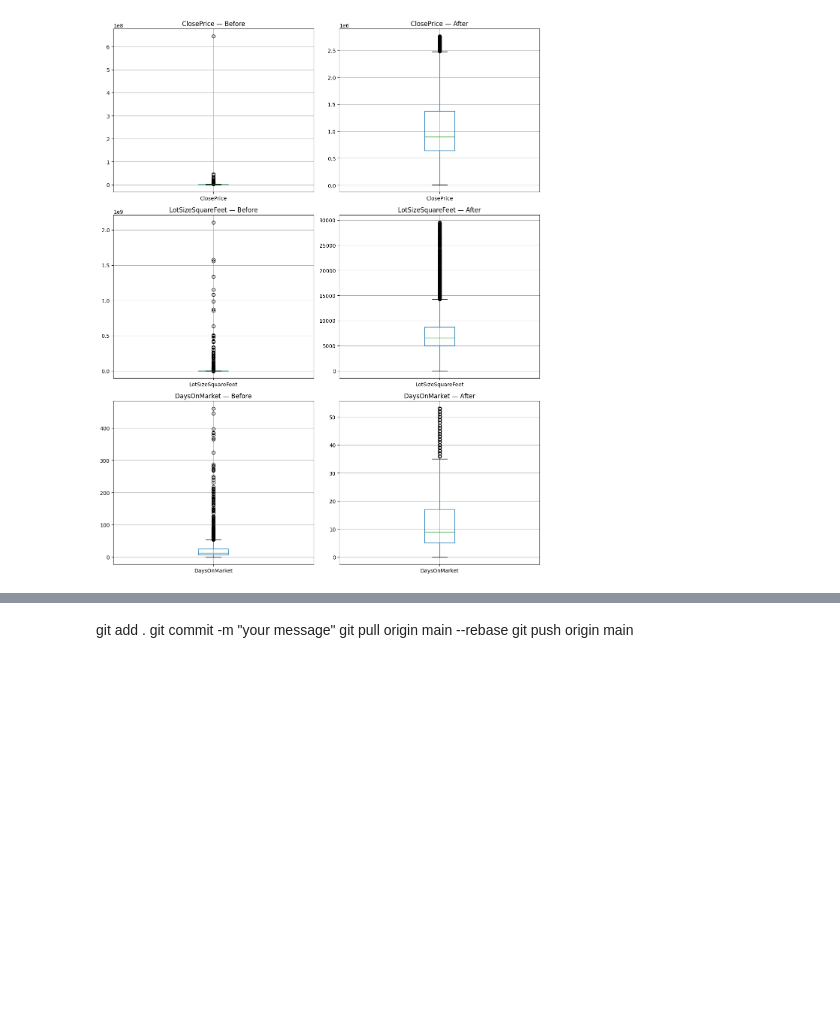
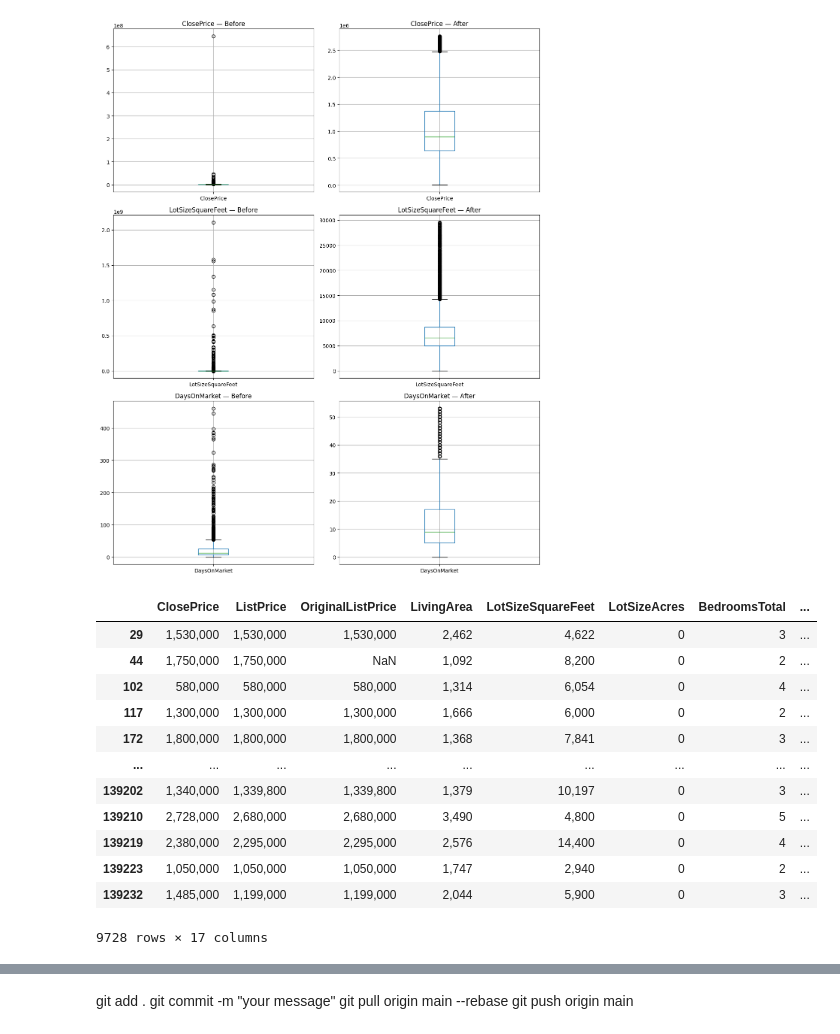
Before and after one commit to DeeptiKhetan/idx-data-analyst, a Jupyter notebook: analysis.ipynb, the cells around one changed output, grey strips where cells are left out. Drawn from its saved outputs; the diff is of its cells as text; code cells hidden in the pictures; blank space fills up the shorter version.

```diff
--- a/analysis.ipynb
+++ b/analysis.ipynb
@@ -1734,3 +1734,51 @@ plt.tight_layout()
 plt.show()
 # %% [output]
 [figure]
+# %%
+columns_to_keep = [
+    # Prices
+    "ClosePrice",
+    "ListPrice",
+    "OriginalListPrice",
+
+    # Property details
+    "LivingArea",
+    "LotSizeSquareFeet",
+    "LotSizeAcres",
+    "BedroomsTotal",
+    "BathroomsTotalInteger",
+    "YearBuilt",
+
+    # Dates
+    "CloseDate",
+    "PurchaseContractDate",
+    "ListingContractDate",
+    "ContractStatusChangeDate",
+
+    # Market
+    "DaysOnMarket",
+
+    # Location
+    "Latitude",
+    "Longitude",
+    "CountyOrParish",
+]
+
+df_sold_week7 = df_sold_week7[[col for col in columns_to_keep if col in df_sold_week7.columns]]
+df_listing_week7 = df_listing_week7[[col for col in columns_to_keep if col in df_listing_week7.columns]]
+# %%
+df_listing_week7
+# %% [output]
+|  | ClosePrice | ListPrice | OriginalListPrice | LivingArea | LotSizeSquareFeet | LotSizeAcres | BedroomsTotal | ... |
+| 29 | 1,530,000 | 1,530,000 | 1,530,000 | 2,462 | 4,622 | 0 | 3 | ... |
+| 44 | 1,750,000 | 1,750,000 | NaN | 1,092 | 8,200 | 0 | 2 | ... |
+| 102 | 580,000 | 580,000 | 580,000 | 1,314 | 6,054 | 0 | 4 | ... |
+| 117 | 1,300,000 | 1,300,000 | 1,300,000 | 1,666 | 6,000 | 0 | 2 | ... |
+| 172 | 1,800,000 | 1,800,000 | 1,800,000 | 1,368 | 7,841 | 0 | 3 | ... |
+| ... | ... | ... | ... | ... | ... | ... | ... | ... |
+| 139202 | 1,340,000 | 1,339,800 | 1,339,800 | 1,379 | 10,197 | 0 | 3 | ... |
+| 139210 | 2,728,000 | 2,680,000 | 2,680,000 | 3,490 | 4,800 | 0 | 5 | ... |
+| 139219 | 2,380,000 | 2,295,000 | 2,295,000 | 2,576 | 14,400 | 0 | 4 | ... |
+| 139223 | 1,050,000 | 1,050,000 | 1,050,000 | 1,747 | 2,940 | 0 | 2 | ... |
+| 139232 | 1,485,000 | 1,199,000 | 1,199,000 | 2,044 | 5,900 | 0 | 3 | ... |
+9728 rows × 17 columns
```
Also changed, not shown: parts of 3 cells of this notebook.
